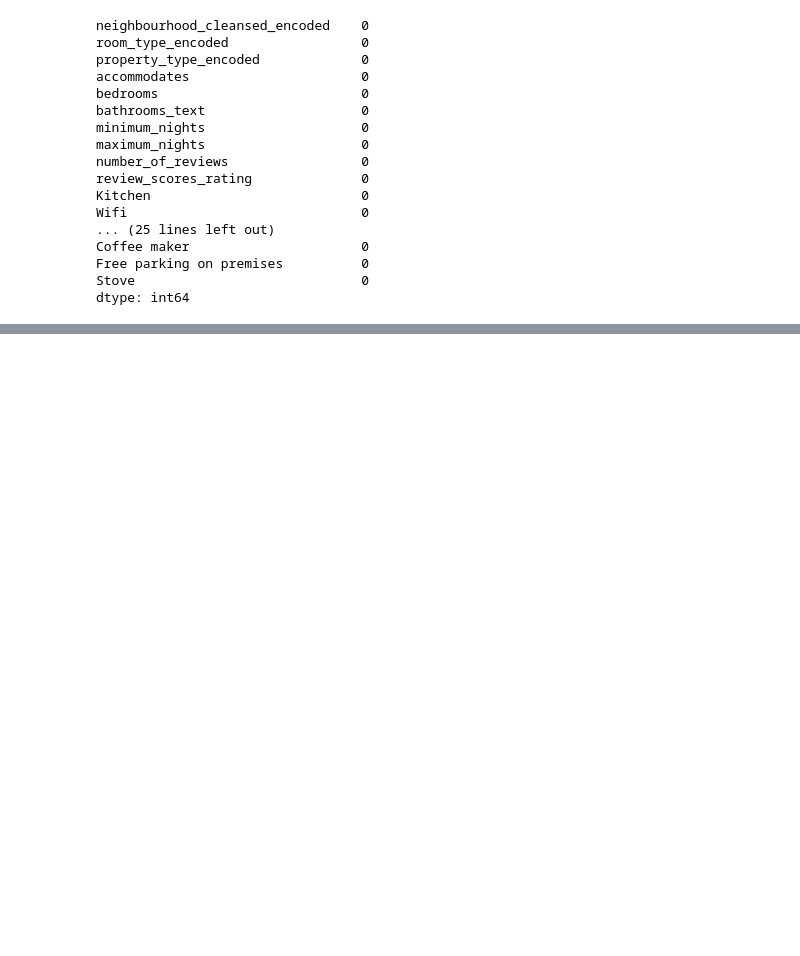
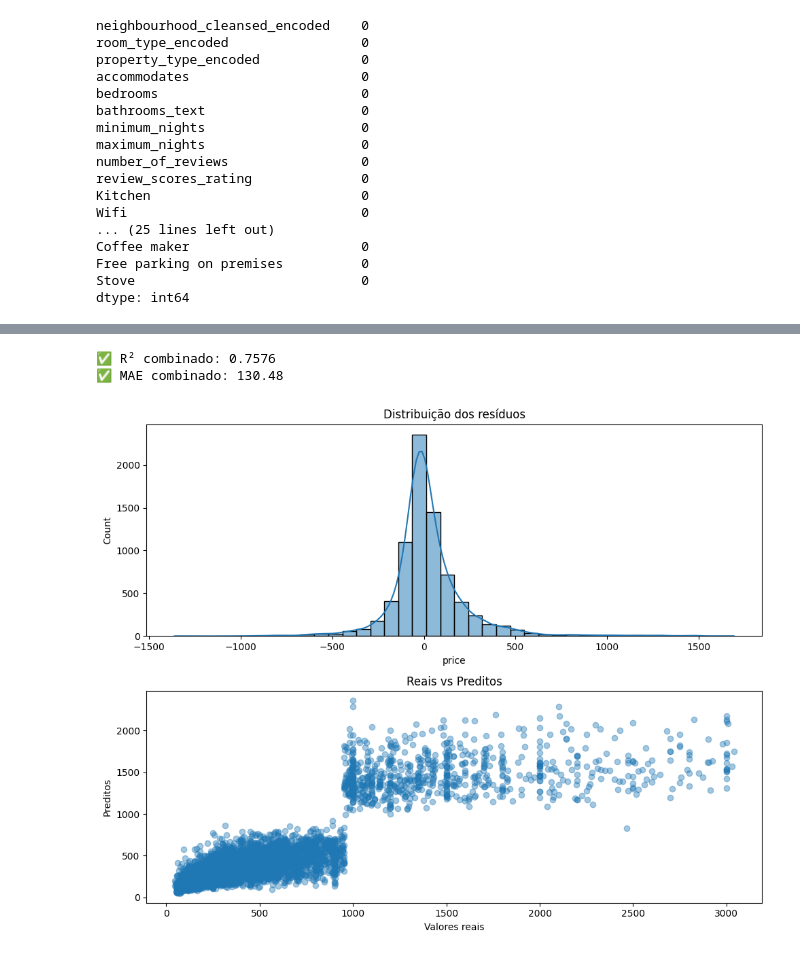
Before and after one commit to VitorTotaro/Projeto-Apadrinhamento, a Jupyter notebook: Projeto_Apadrinhamento.ipynb, the cells around one changed output, grey strips where cells are left out. Cells and saved outputs as stored; diff of their text form; code cells hidden in the pictures; blank space fills up the shorter version.

```diff
--- a/Projeto_Apadrinhamento.ipynb
+++ b/Projeto_Apadrinhamento.ipynb
@@ -466,0 +505,5 @@ print(f"✅ XGBoost MAE: {mae:.2f}")
+# %%
+threshold = np.percentile(y_train, 90)
+
+mask_high_train = y_train > threshold
+mask_high_test = y_test > threshold
@@ -466,0 +538,16 @@ print(f"✅ XGBoost MAE: {mae:.2f}")
+# %%
+xgb_high = XGBRegressor(
+    n_estimators=2500,
+    learning_rate=0.02,
+    max_depth=7,
+    subsample=0.8,
+    colsample_bytree=0.8,
+    reg_lambda=1.2,
+    reg_alpha=0.6,
+    tree_method="hist",
+    n_jobs=-1,
+    random_state=42,
+    verbosity=0
+)
+
+xgb_high.fit(X_train[mask_high_train], np.log1p(y_train[mask_high_train]))
@@ -466,0 +566,33 @@ print(f"✅ XGBoost MAE: {mae:.2f}")
+# %%
+y_pred = np.zeros_like(y_test)
+
+y_pred[~mask_high_test] = np.expm1(xgb_low.predict(X_test[~mask_high_test]))
+
+y_pred[mask_high_test] = np.expm1(xgb_high.predict(X_test[mask_high_test]))
+# %%
+r2 = r2_score(y_test, y_pred)
+mae = mean_absolute_error(y_test, y_pred)
+
+print(f"✅ R² combinado: {r2:.4f}")
+print(f"✅ MAE combinado: {mae:.2f}")
+# %% [output]
+✅ R² combinado: 0.7576
+✅ MAE combinado: 130.48
+# %%
+residuals = y_test - y_pred
+
+plt.figure(figsize=(10, 8))
+
+plt.subplot(2, 1, 1)
+sns.histplot(residuals, bins=40, kde=True)
+plt.title("Distribuição dos resíduos")
+
+plt.subplot(2, 1, 2)
+plt.scatter(y_test, y_pred, alpha=0.4)
+plt.xlabel("Valores reais")
+plt.ylabel("Preditos")
+plt.title("Reais vs Preditos")
+plt.tight_layout()
+plt.show()
+# %% [output]
+[figure, added]
```
Also changed, not shown: parts of 7 cells of this notebook.
